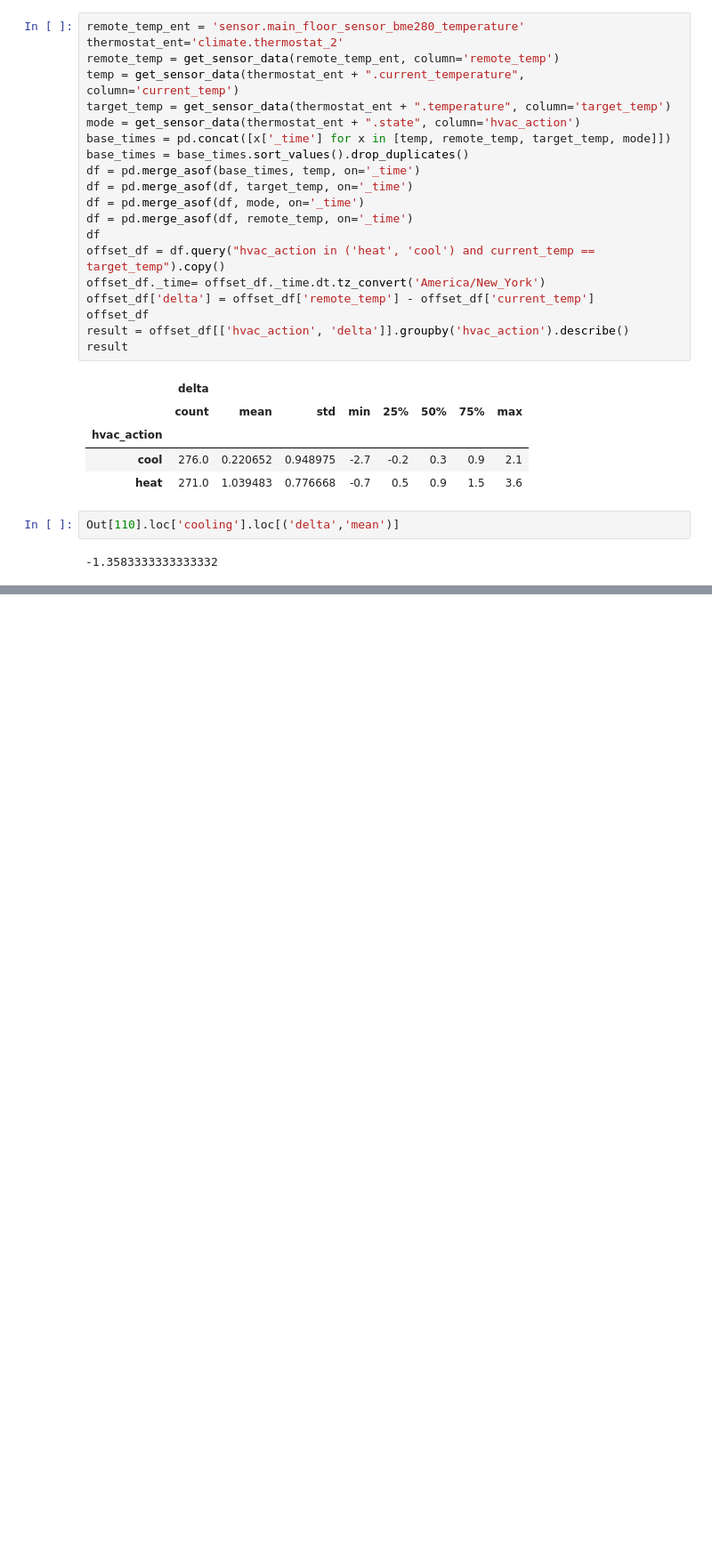
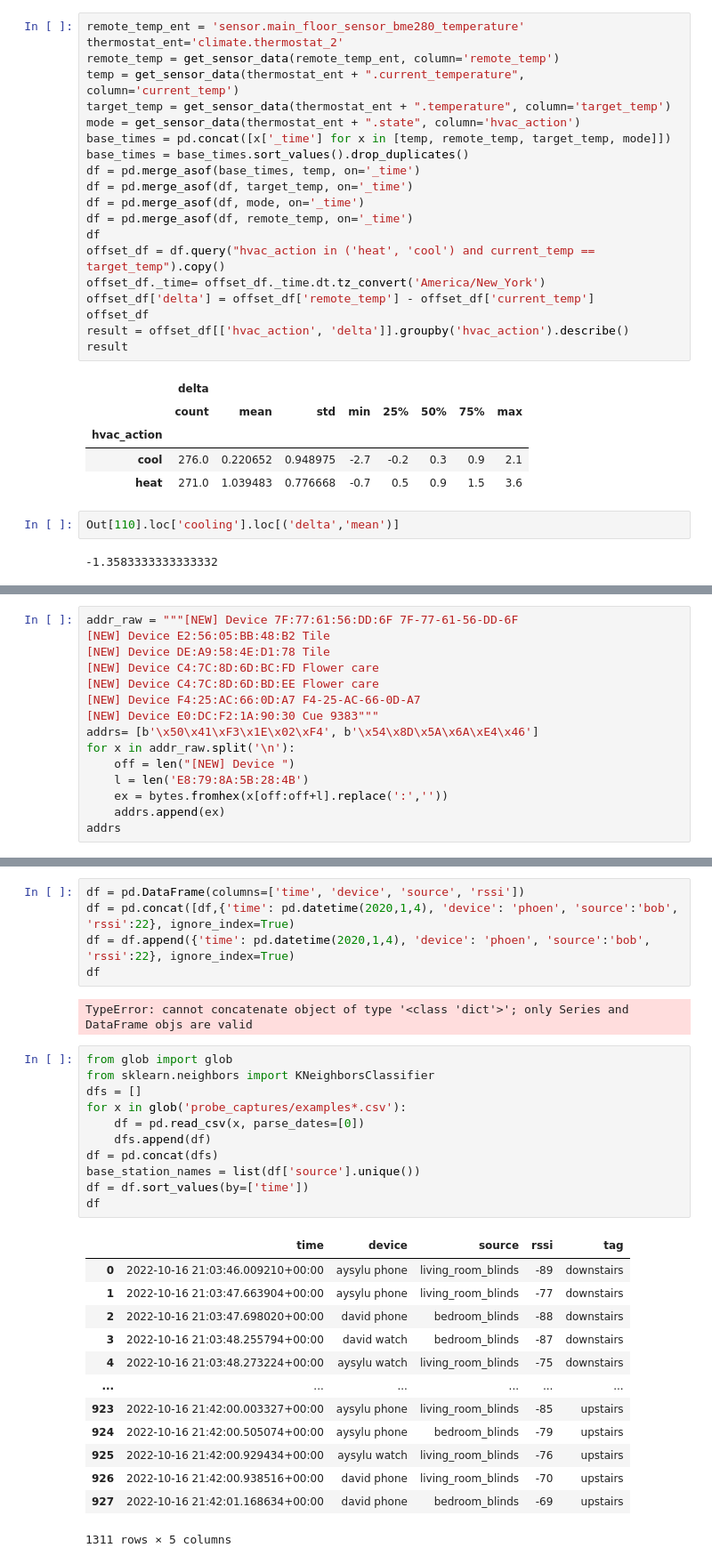
Before and after one commit to dgrnbrg/appdaemon-configs, a Jupyter notebook: appdaemon-dev.ipynb, the cells around one changed output, grey strips where cells are left out. Shown at 89% size. Drawn from its saved outputs; the diff is of its cells as text; blank space fills up the shorter version.

```diff
--- a/appdaemon-dev.ipynb
+++ b/appdaemon-dev.ipynb
@@ -211,0 +257,15 @@ change_events_df
+# %%
+addr_raw = """[NEW] Device 7F:77:61:56:DD:6F 7F-77-61-56-DD-6F
+[NEW] Device E2:56:05:BB:48:B2 Tile
+[NEW] Device DE:A9:58:4E:D1:78 Tile
+[NEW] Device C4:7C:8D:6D:BC:FD Flower care
+[NEW] Device C4:7C:8D:6D:BD:EE Flower care
+[NEW] Device F4:25:AC:66:0D:A7 F4-25-AC-66-0D-A7
+[NEW] Device E0:DC:F2:1A:90:30 Cue 9383"""
+addrs= [b'\x50\x41\xF3\x1E\x02\xF4', b'\x54\x8D\x5A\x6A\xE4\x46']
+for x in addr_raw.split('\n'):
+    off = len("[NEW] Device ")
+    l = len('E8:79:8A:5B:28:4B')
+    ex = bytes.fromhex(x[off:off+l].replace(':',''))
+    addrs.append(ex)
+addrs
@@ -211,0 +296,32 @@ change_events_df
+# %%
+df = pd.DataFrame(columns=['time', 'device', 'source', 'rssi'])
+df = pd.concat([df,{'time': pd.datetime(2020,1,4), 'device': 'phoen', 'source':'bob', 'rssi':22}, ignore_index=True)
+df = df.append({'time': pd.datetime(2020,1,4), 'device': 'phoen', 'source':'bob', 'rssi':22}, ignore_index=True)
+df
+# %% [output]
+TypeError: cannot concatenate object of type '<class 'dict'>'; only Series and DataFrame objs are valid
+# %%
+from glob import glob
+from sklearn.neighbors import KNeighborsClassifier
+dfs = []
+for x in glob('probe_captures/examples*.csv'):
+    df = pd.read_csv(x, parse_dates=[0])
+    dfs.append(df)
+df = pd.concat(dfs)
+base_station_names = list(df['source'].unique())
+df = df.sort_values(by=['time'])
+df
+# %% [output]
+|  | time | device | source | rssi | tag |
+| 0 | 2022-10-16 21:03:46.009210+00:00 | aysylu phone | living_room_blinds | -89 | downstairs |
+| 1 | 2022-10-16 21:03:47.663904+00:00 | aysylu phone | living_room_blinds | -77 | downstairs |
+| 2 | 2022-10-16 21:03:47.698020+00:00 | david phone | bedroom_blinds | -88 | downstairs |
+| 3 | 2022-10-16 21:03:48.255794+00:00 | david watch | bedroom_blinds | -87 | downstairs |
+| 4 | 2022-10-16 21:03:48.273224+00:00 | aysylu watch | living_room_blinds | -75 | downstairs |
+| ... | ... | ... | ... | ... | ... |
+| 923 | 2022-10-16 21:42:00.003327+00:00 | aysylu phone | living_room_blinds | -85 | upstairs |
+| 924 | 2022-10-16 21:42:00.505074+00:00 | aysylu phone | bedroom_blinds | -79 | upstairs |
+| 925 | 2022-10-16 21:42:00.929434+00:00 | aysylu watch | living_room_blinds | -76 | upstairs |
+| 926 | 2022-10-16 21:42:00.938516+00:00 | david phone | living_room_blinds | -70 | upstairs |
+| 927 | 2022-10-16 21:42:01.168634+00:00 | david phone | bedroom_blinds | -69 | upstairs |
+1311 rows × 5 columns
```
Also changed, not shown: parts of 12 cells of this notebook, 3 other files.
